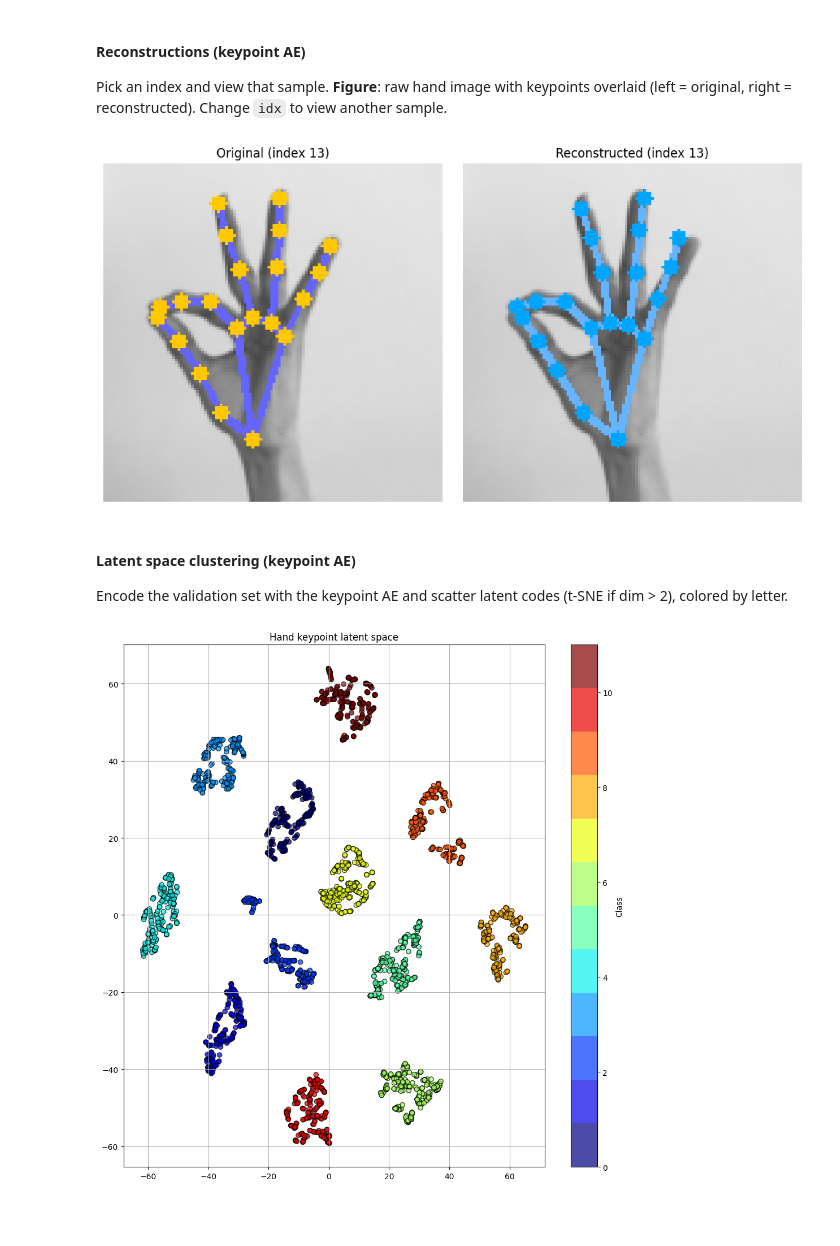
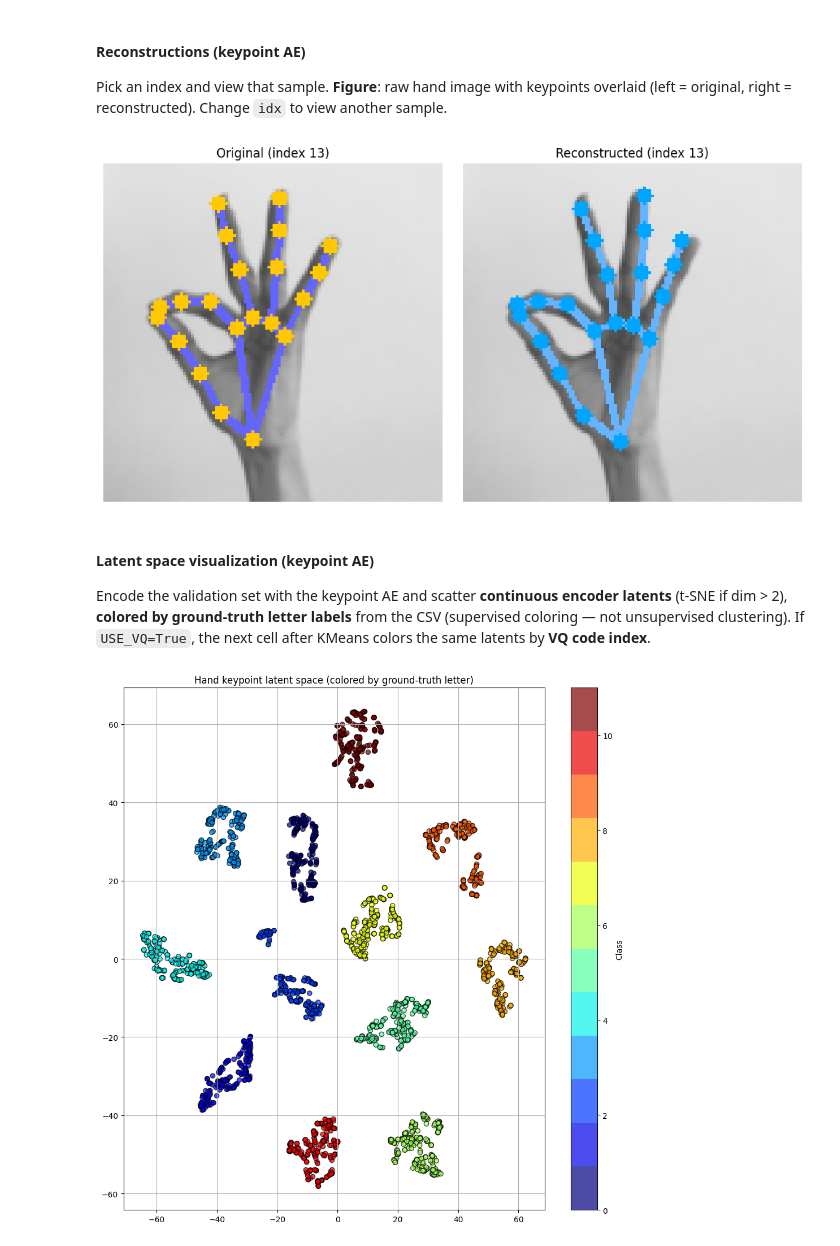
Before and after one commit to pjyazdian/VQVAE-INN-Workshop, a Jupyter notebook: 02_hand_image_keypoint_ae.ipynb, the cells around one changed output. Saved outputs shown, nothing was run; the diff lists cells and outputs as text; code cells hidden in the pictures; blank space fills up the shorter version.

```diff
--- a/02_hand_image_keypoint_ae.ipynb
+++ b/02_hand_image_keypoint_ae.ipynb
@@ -72,6 +70,10 @@ Keypoint train batches: 606 , val batches: 152
 # %%
 device = get_device()
-model_kp = LinearAE(latent_dim=16, input_dim=63, hidden_dim=1024)
+# Set USE_VQ=True for VQ-VAE
+model_kp = LinearAE(
+    latent_dim=16,
+    input_dim=63,
+    hidden_dim=1024)
 trainer_kp = AETrainer(model_kp, train_loader_kp, val_loader_kp, device=device)
 trainer_kp.run(n_epochs=10)
 # %% [output]
@@ -106,7 +108,7 @@ with torch.no_grad():
     data_img, _ = next(iter(val_loader_img))
     data_kp, _ = next(iter(val_loader_kp))
     data_kp = data_kp.to(device)
-    recon_kp = model_kp(data_kp)
+    recon_kp = model_kp.reconstruct(data_kp)
 image_sample = data_img[idx]  # same sample as data_kp[idx] (loaders share order)
 # 1) Raw image with keypoints overlaid (original left, reconstructed right)
 plot_hand_keypoints_on_image(
@@ -116,24 +118,27 @@ plot_hand_keypoints_on_image(
     title_left=f"Original (index {idx})",
     title_right=f"Reconstructed (index {idx})",
 )
-# (3D interactive plot removed; use 2D overlay only)
 # %% [output]
-[figure, old version]
+[figure, new version]
 # %% [markdown]
-#### Latent space clustering (keypoint AE)
+#### Latent space visualization (keypoint AE)
 
-Encode the validation set with the keypoint AE and scatter latent codes (t-SNE if dim > 2), colored by letter.
+Encode the validation set with the keypoint AE and scatter **continuous encoder latents** (t-SNE if dim > 2), **colored by ground-truth letter labels** from the CSV (supervised coloring — not unsupervised clustering). If `USE_VQ=True`, the next cell after KMeans colors the same latents by **VQ code index**.
 # %%
 model_kp.eval()
 latents_kp, labels_kp = [], []
 with torch.no_grad():
     for data, lbl in val_loader_kp:
         data = data.to(device)
         z = model_kp.encode(data)
         latents_kp.append(z.cpu().numpy())
         labels_kp.append(lbl.numpy())
 latents_kp = np.concatenate(latents_kp, axis=0)
 labels_kp = np.concatenate(labels_kp, axis=0)
-scatter_latent(latents_kp, labels_kp, title="Hand keypoint latent space")
+scatter_latent(
+    latents_kp,
+    labels_kp,
+    title="Hand keypoint latent space (colored by ground-truth letter)",
+)
 # %% [output]
-[figure, old version]
+[figure, new version]
```
Also changed, not shown: parts of 23 cells of this notebook, 4 other files.
